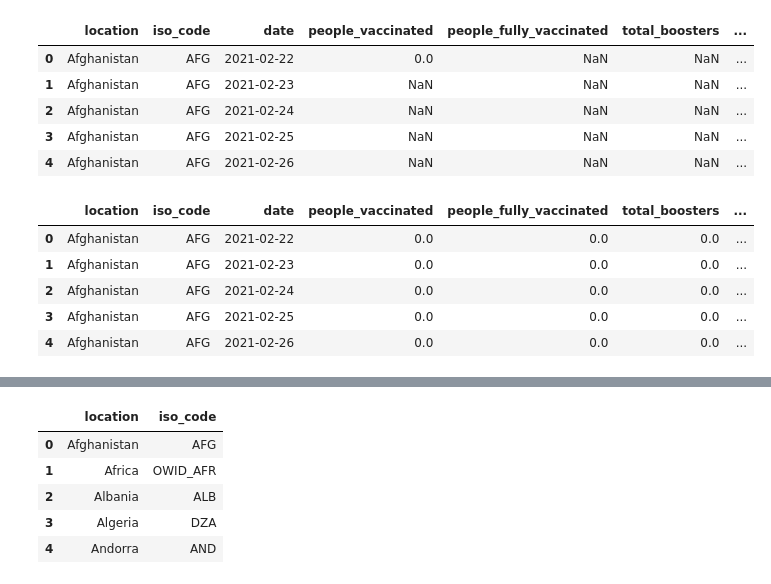
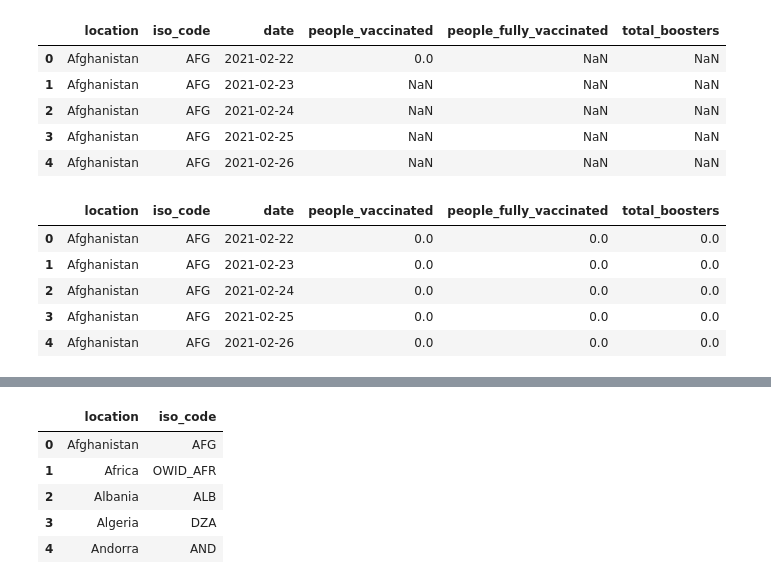
Before and after one commit to Alphaomegainfinity/COVID19_Vaccination, a Jupyter notebook: vaccinations.ipynb, the cells around one changed output, grey strips where cells are left out. Cells and saved outputs as stored; diff of their text form; code cells hidden in the pictures.

Commit message:
added cleaning to vaccinations per hundred dataframe

```diff
--- a/vaccinations.ipynb
+++ b/vaccinations.ipynb
@@ -28,27 +28,27 @@ vaccinations_df.head()
 # %%
 # set columns for first table
 
-vaccination_rate_df = vaccinations_df[['location', 'iso_code', 'date', 'people_vaccinated', 'people_fully_vaccinated', 'total_boosters', 'daily_vaccinations' ]].copy()
+vaccination_rate_df = vaccinations_df[['location', 'iso_code', 'date', 'people_vaccinated', 'people_fully_vaccinated', 'total_boosters']].copy()
 vaccination_rate_df.head()
 # %% [output]
-|  | location | iso_code | date | people_vaccinated | people_fully_vaccinated | total_boosters | ... |
-| 0 | Afghanistan | AFG | 2021-02-22 | 0.0 | NaN | NaN | ... |
-| 1 | Afghanistan | AFG | 2021-02-23 | NaN | NaN | NaN | ... |
-| 2 | Afghanistan | AFG | 2021-02-24 | NaN | NaN | NaN | ... |
-| 3 | Afghanistan | AFG | 2021-02-25 | NaN | NaN | NaN | ... |
-| 4 | Afghanistan | AFG | 2021-02-26 | NaN | NaN | NaN | ... |
+|  | location | iso_code | date | people_vaccinated | people_fully_vaccinated | total_boosters |
+| 0 | Afghanistan | AFG | 2021-02-22 | 0.0 | NaN | NaN |
+| 1 | Afghanistan | AFG | 2021-02-23 | NaN | NaN | NaN |
+| 2 | Afghanistan | AFG | 2021-02-24 | NaN | NaN | NaN |
+| 3 | Afghanistan | AFG | 2021-02-25 | NaN | NaN | NaN |
+| 4 | Afghanistan | AFG | 2021-02-26 | NaN | NaN | NaN |
 # %%
 # Fill NaN values with zero
 
 vaccination_rate_df.fillna(0, inplace=True)
 vaccination_rate_df.head()
 # %% [output]
-|  | location | iso_code | date | people_vaccinated | people_fully_vaccinated | total_boosters | ... |
-| 0 | Afghanistan | AFG | 2021-02-22 | 0.0 | 0.0 | 0.0 | ... |
-| 1 | Afghanistan | AFG | 2021-02-23 | 0.0 | 0.0 | 0.0 | ... |
-| 2 | Afghanistan | AFG | 2021-02-24 | 0.0 | 0.0 | 0.0 | ... |
-| 3 | Afghanistan | AFG | 2021-02-25 | 0.0 | 0.0 | 0.0 | ... |
-| 4 | Afghanistan | AFG | 2021-02-26 | 0.0 | 0.0 | 0.0 | ... |
+|  | location | iso_code | date | people_vaccinated | people_fully_vaccinated | total_boosters |
+| 0 | Afghanistan | AFG | 2021-02-22 | 0.0 | 0.0 | 0.0 |
+| 1 | Afghanistan | AFG | 2021-02-23 | 0.0 | 0.0 | 0.0 |
+| 2 | Afghanistan | AFG | 2021-02-24 | 0.0 | 0.0 | 0.0 |
+| 3 | Afghanistan | AFG | 2021-02-25 | 0.0 | 0.0 | 0.0 |
+| 4 | Afghanistan | AFG | 2021-02-26 | 0.0 | 0.0 | 0.0 |
 # %%
 # Filter Zero values from people vaccinated column
 
```
Also changed, not shown: parts of 6 cells of this notebook.
